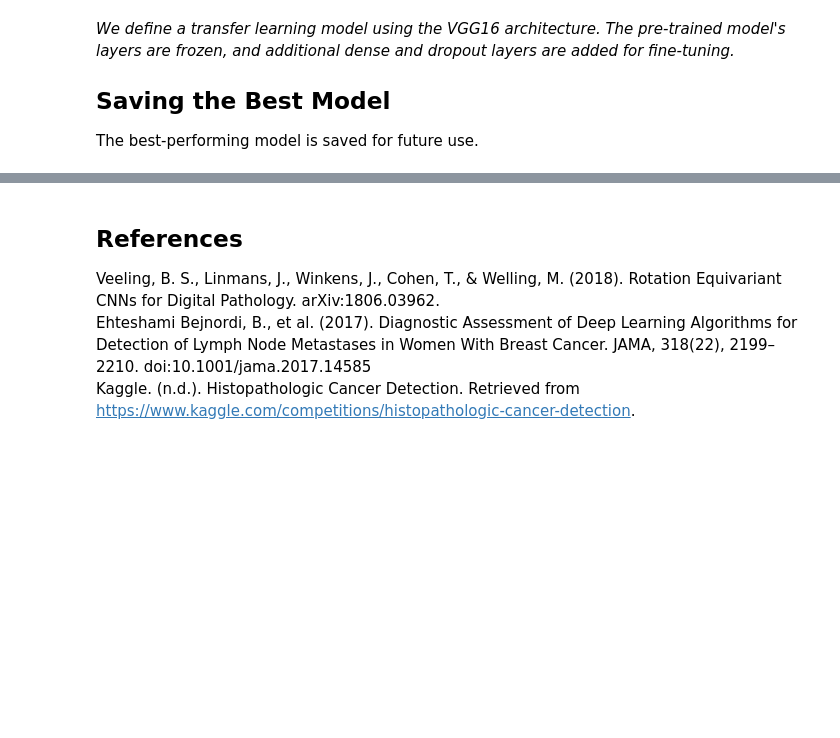
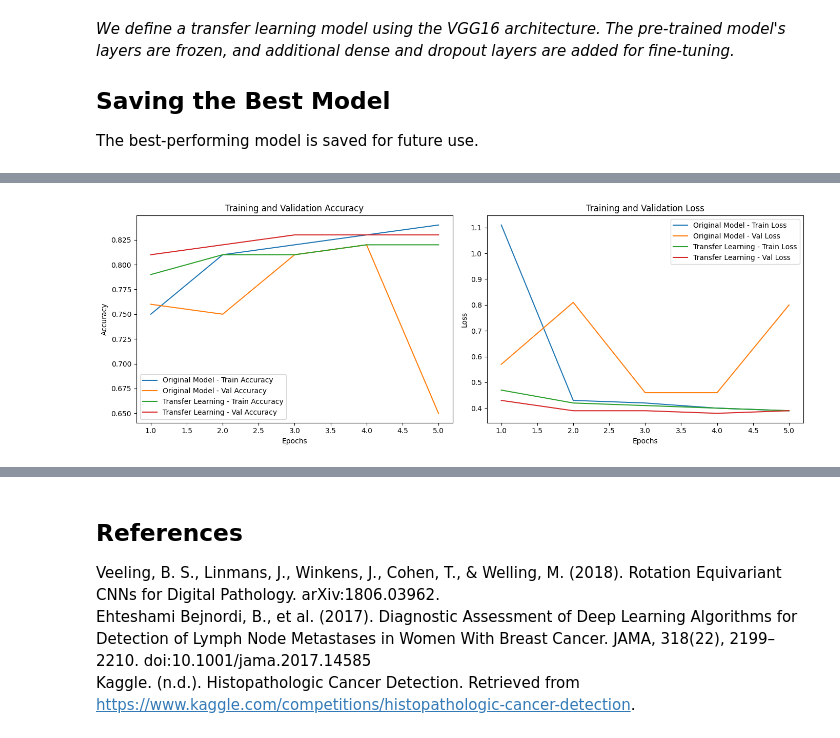
Before and after one commit to Karan-D-Software/CNN-Cancer-Detection, a Jupyter notebook: Project.ipynb, the cells around one changed output, grey strips where cells are left out. Cells and saved outputs as stored; diff of their text form; code cells hidden in the pictures; blank space fills up the shorter version.

```diff
--- a/Project.ipynb
+++ b/Project.ipynb
@@ -524,0 +627,44 @@ By following these steps, we efficiently fine-tuned our CNN architecture and ide
+# %%
+import matplotlib.pyplot as plt
+
+epochs = [1, 2, 3, 4, 5]
+original_model_accuracy = [0.75, 0.81, 0.82, 0.83, 0.84]
+original_model_val_accuracy = [0.76, 0.75, 0.81, 0.82, 0.65]
+
+transfer_learning_accuracy = [0.79, 0.81, 0.81, 0.82, 0.82]
+transfer_learning_val_accuracy = [0.81, 0.82, 0.83, 0.83, 0.83]
+
+plt.figure(figsize=(14, 5))
+
+# Accuracy plot
+plt.subplot(1, 2, 1)
+plt.plot(epochs, original_model_accuracy, label='Original Model - Train Accuracy')
+plt.plot(epochs, original_model_val_accuracy, label='Original Model - Val Accuracy')
+plt.plot(epochs, transfer_learning_accuracy, label='Transfer Learning - Train Accuracy')
+plt.plot(epochs, transfer_learning_val_accuracy, label='Transfer Learning - Val Accuracy')
+plt.xlabel('Epochs')
+plt.ylabel('Accuracy')
+plt.legend()
+plt.title('Training and Validation Accuracy')
+
+# Loss plot
+original_model_loss = [1.11, 0.43, 0.42, 0.40, 0.39]
+original_model_val_loss = [0.57, 0.81, 0.46, 0.46, 0.80]
+
+transfer_learning_loss = [0.47, 0.42, 0.41, 0.40, 0.39]
+transfer_learning_val_loss = [0.43, 0.39, 0.39, 0.38, 0.39]
+
+plt.subplot(1, 2, 2)
+plt.plot(epochs, original_model_loss, label='Original Model - Train Loss')
+plt.plot(epochs, original_model_val_loss, label='Original Model - Val Loss')
+plt.plot(epochs, transfer_learning_loss, label='Transfer Learning - Train Loss')
+plt.plot(epochs, transfer_learning_val_loss, label='Transfer Learning - Val Loss')
+plt.xlabel('Epochs')
+plt.ylabel('Loss')
+plt.legend()
+plt.title('Training and Validation Loss')
+
+plt.tight_layout()
+plt.show()
+# %% [output]
+[figure, added]
```
Also changed, not shown: parts of 7 cells of this notebook, 1 other file.
